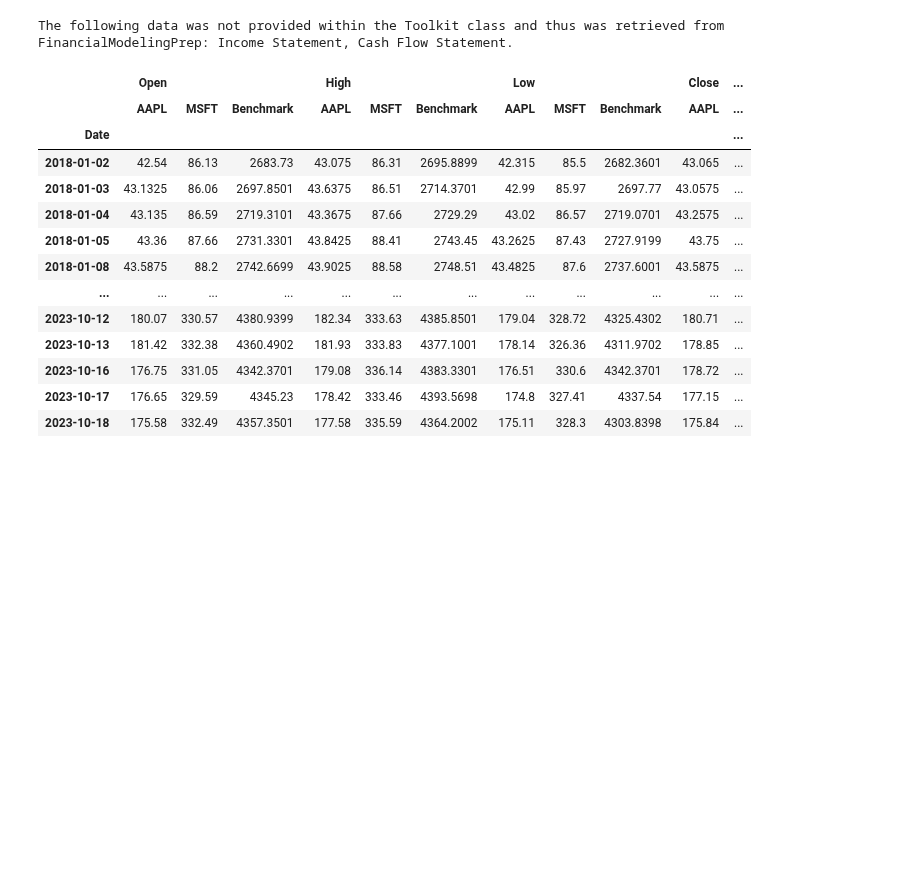
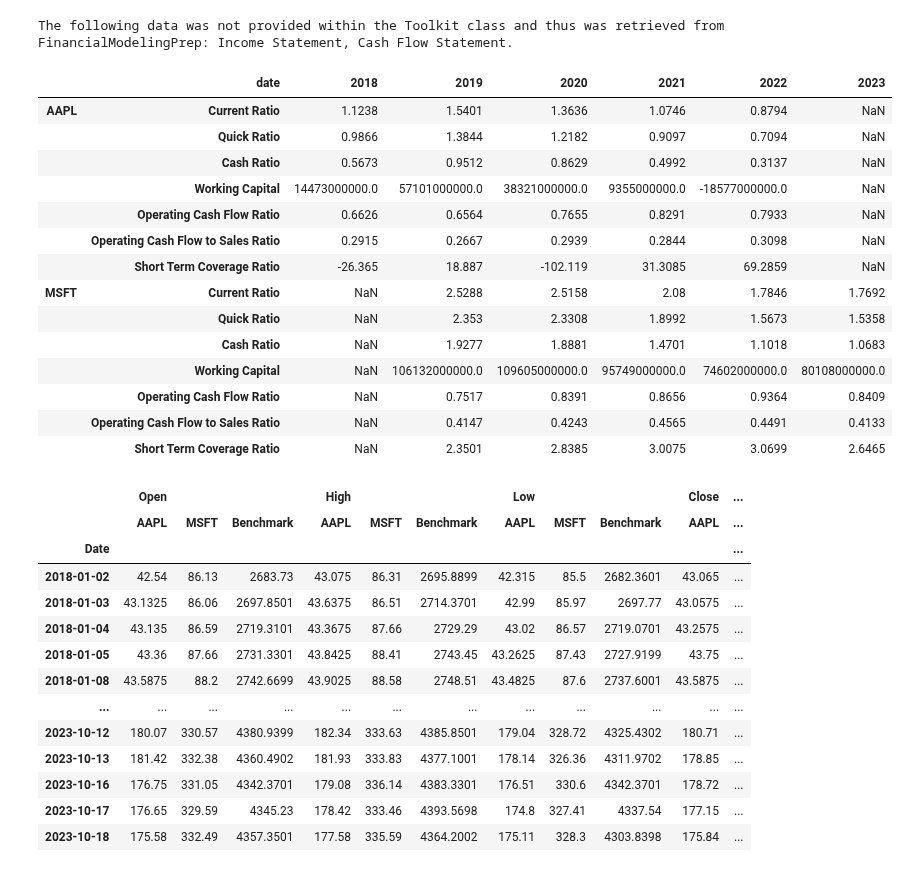
Before and after one commit to adevrent/wqu_mscfe, a Jupyter notebook: Financial Data/M6/L4.ipynb, the cells around one changed output. Drawn from its saved outputs; the diff is of its cells as text; code cells hidden in the pictures; blank space fills up the shorter version.

```diff
--- a/Financial Data/M6/L4.ipynb
+++ b/Financial Data/M6/L4.ipynb
@@ -105,10 +105,31 @@ capital_asset_pricing_model = companies.performance.get_capital_asset_pricing_mo
 # a Risk example
 value_at_risk = companies.risk.get_value_at_risk(period='quarterly')
 
+# Liquidity example
+liquidity_ratios = companies.ratios.collect_liquidity_ratios()
+
 # a Technical example
 bollinger_bands = companies.technicals.get_bollinger_bands()
 # %% [output]
 The following data was not provided within the Toolkit class and thus was retrieved from FinancialModelingPrep: Income Statement, Cash Flow Statement.
+# %%
+liquidity_ratios
+# %% [output]
+|  | date | 2018 | 2019 | 2020 | 2021 | 2022 | 2023 |
+| AAPL | Current Ratio | 1.1238 | 1.5401 | 1.3636 | 1.0746 | 0.8794 | NaN |
+|  | Quick Ratio | 0.9866 | 1.3844 | 1.2182 | 0.9097 | 0.7094 | NaN |
+|  | Cash Ratio | 0.5673 | 0.9512 | 0.8629 | 0.4992 | 0.3137 | NaN |
+|  | Working Capital | 14473000000.0 | 57101000000.0 | 38321000000.0 | 9355000000.0 | -18577000000.0 | NaN |
+|  | Operating Cash Flow Ratio | 0.6626 | 0.6564 | 0.7655 | 0.8291 | 0.7933 | NaN |
+|  | Operating Cash Flow to Sales Ratio | 0.2915 | 0.2667 | 0.2939 | 0.2844 | 0.3098 | NaN |
+|  | Short Term Coverage Ratio | -26.365 | 18.887 | -102.119 | 31.3085 | 69.2859 | NaN |
+| MSFT | Current Ratio | NaN | 2.5288 | 2.5158 | 2.08 | 1.7846 | 1.7692 |
+|  | Quick Ratio | NaN | 2.353 | 2.3308 | 1.8992 | 1.5673 | 1.5358 |
+|  | Cash Ratio | NaN | 1.9277 | 1.8881 | 1.4701 | 1.1018 | 1.0683 |
+|  | Working Capital | NaN | 106132000000.0 | 109605000000.0 | 95749000000.0 | 74602000000.0 | 80108000000.0 |
+|  | Operating Cash Flow Ratio | NaN | 0.7517 | 0.8391 | 0.8656 | 0.9364 | 0.8409 |
+|  | Operating Cash Flow to Sales Ratio | NaN | 0.4147 | 0.4243 | 0.4565 | 0.4491 | 0.4133 |
+|  | Short Term Coverage Ratio | NaN | 2.3501 | 2.8385 | 3.0075 | 3.0699 | 2.6465 |
 # %%
 historical_data
 # %% [output]
```
Also changed, not shown: parts of 2 cells of this notebook, 1 other file.
